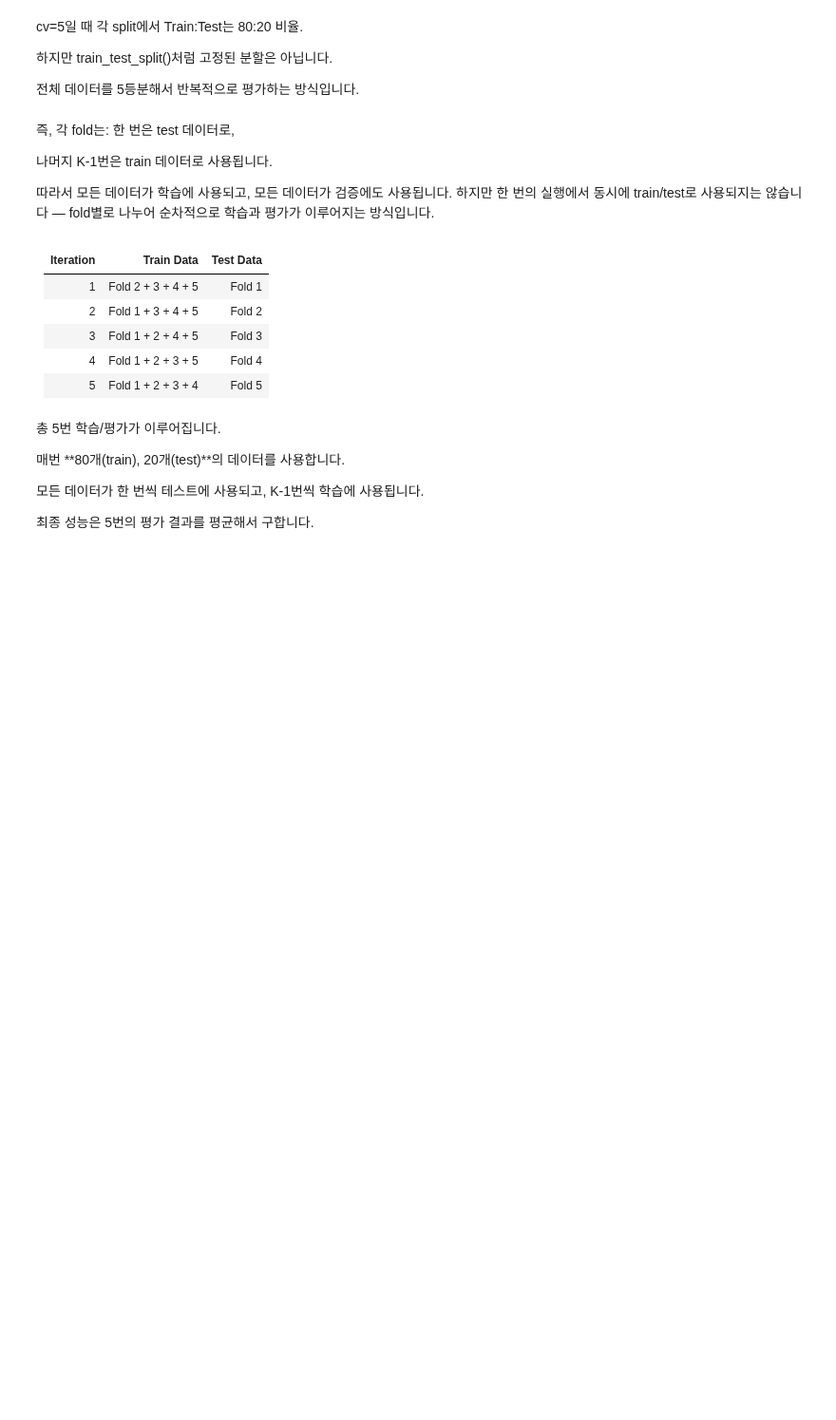
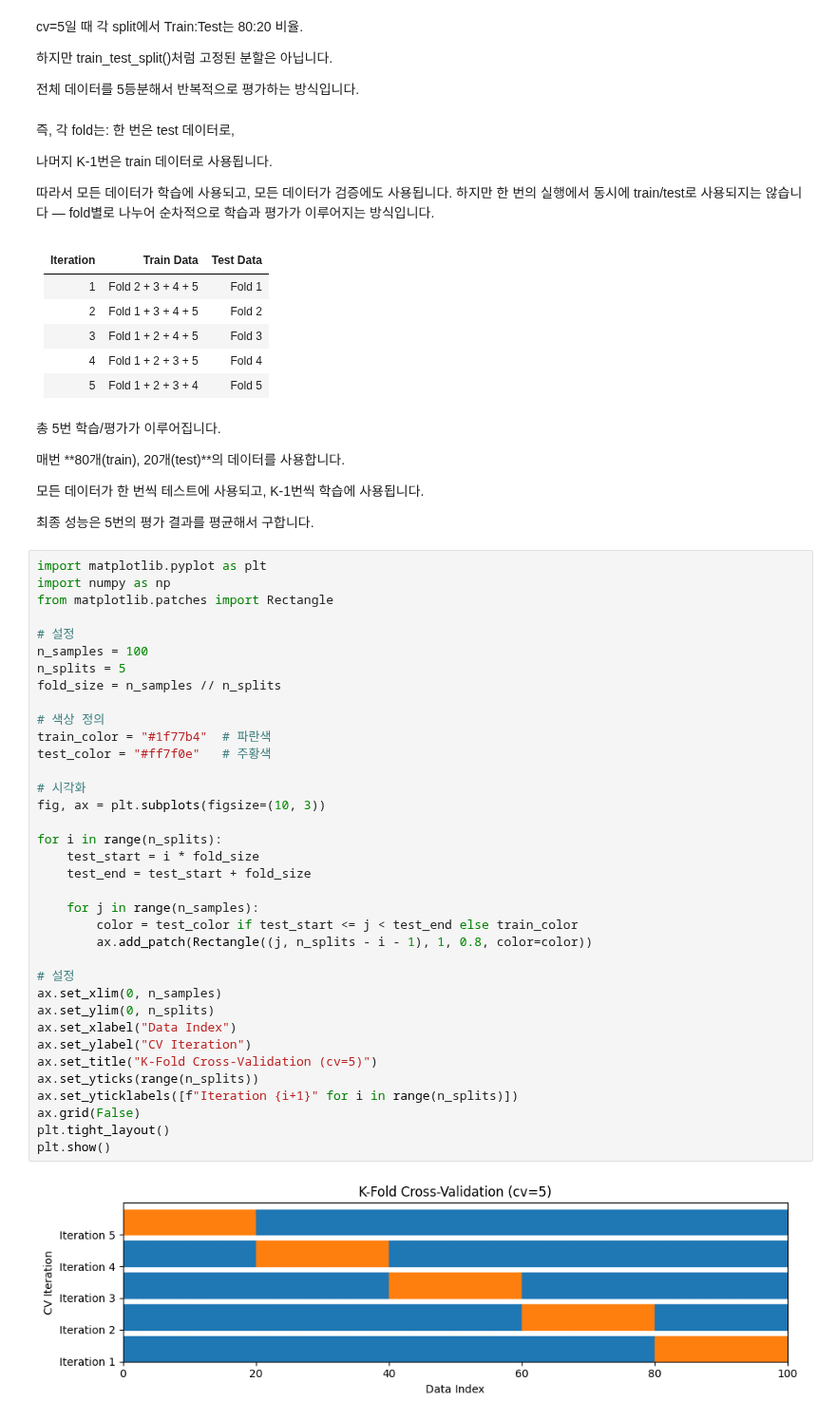
Before and after one commit to mackenly2/mjc.ai.ml, a Jupyter notebook: bdu_8_2KNN_iris분류하기_ipynb의_사본.ipynb, the cells around one changed output. Shown at 95% size. Saved outputs shown, nothing was run; the diff lists cells and outputs as text; blank space fills up the shorter version.

```diff
--- a/bdu_8_2KNN_iris분류하기_ipynb의_사본.ipynb
+++ b/bdu_8_2KNN_iris분류하기_ipynb의_사본.ipynb
@@ -625,3 +625,41 @@ cv=5일 때 각 split에서 Train:Test는 80:20 비율.
 모든 데이터가 한 번씩 테스트에 사용되고, K-1번씩 학습에 사용됩니다.
 
 최종 성능은 5번의 평가 결과를 평균해서 구합니다.
+# %%
+import matplotlib.pyplot as plt
+import numpy as np
+from matplotlib.patches import Rectangle
+
+# 설정
+n_samples = 100
+n_splits = 5
+fold_size = n_samples // n_splits
+
+# 색상 정의
+train_color = "#1f77b4"  # 파란색
+test_color = "#ff7f0e"   # 주황색
+
+# 시각화
+fig, ax = plt.subplots(figsize=(10, 3))
+
+for i in range(n_splits):
+    test_start = i * fold_size
+    test_end = test_start + fold_size
+
+    for j in range(n_samples):
+        color = test_color if test_start <= j < test_end else train_color
+        ax.add_patch(Rectangle((j, n_splits - i - 1), 1, 0.8, color=color))
+
+# 설정
+ax.set_xlim(0, n_samples)
+ax.set_ylim(0, n_splits)
+ax.set_xlabel("Data Index")
+ax.set_ylabel("CV Iteration")
+ax.set_title("K-Fold Cross-Validation (cv=5)")
+ax.set_yticks(range(n_splits))
+ax.set_yticklabels([f"Iteration {i+1}" for i in range(n_splits)])
+ax.grid(False)
+plt.tight_layout()
+plt.show()
+# %% [output]
+[figure, added]
```
